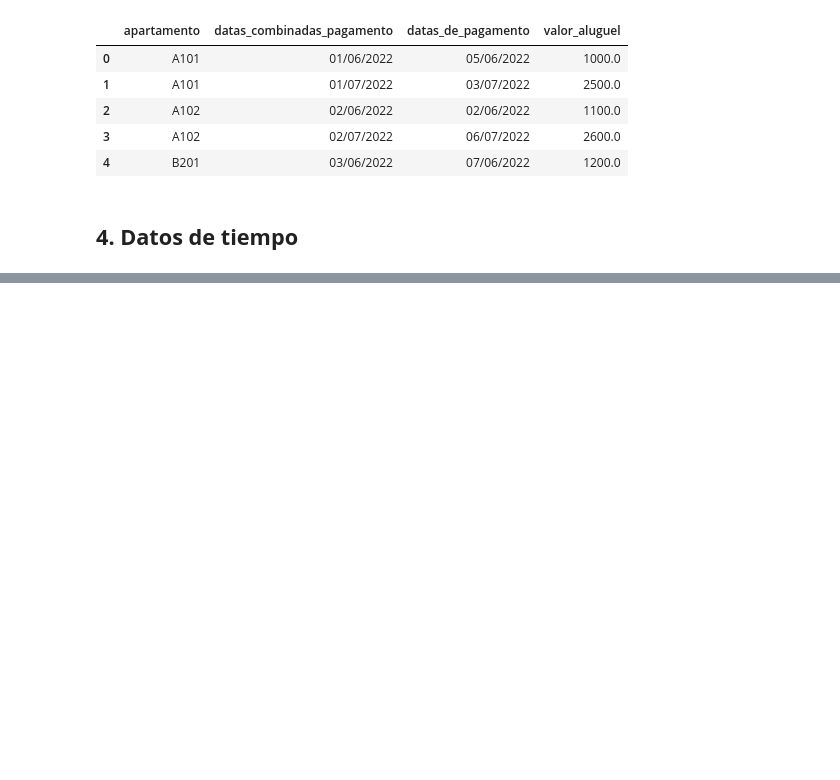
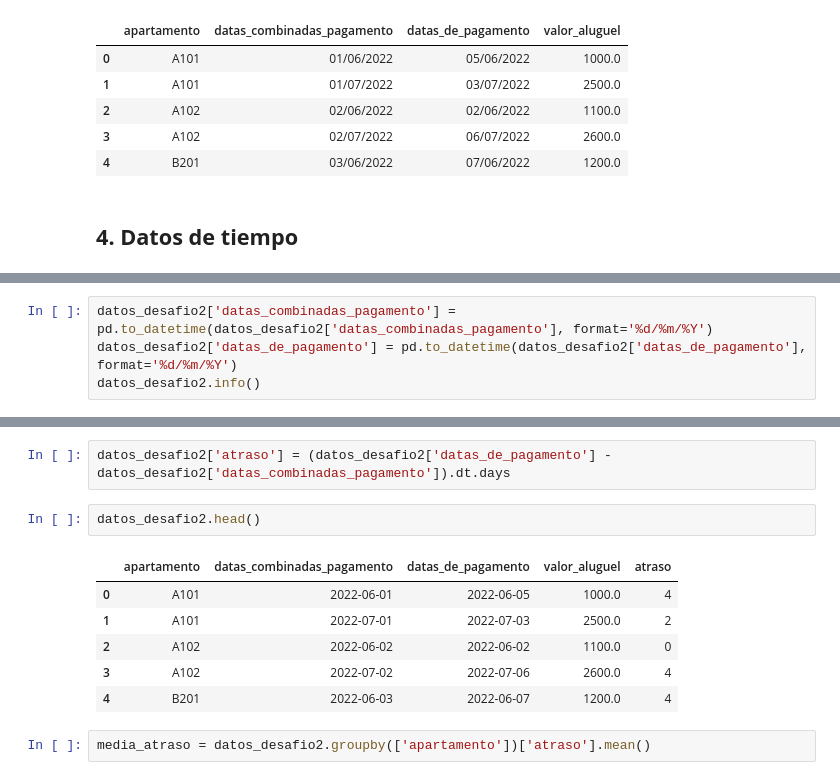
Before and after one commit to JuanDlog/Python_Data_Science, a Jupyter notebook: Pandas_Tratamiento_Manipulacion_Datos.ipynb, the cells around one changed output, grey strips where cells are left out. Saved outputs shown, nothing was run; the diff lists cells and outputs as text; blank space fills up the shorter version.

```diff
--- a/Pandas_Tratamiento_Manipulacion_Datos.ipynb
+++ b/Pandas_Tratamiento_Manipulacion_Datos.ipynb
@@ -649,0 +865,4 @@ datos_desafio2.head()
+# %%
+datos_desafio2['datas_combinadas_pagamento'] = pd.to_datetime(datos_desafio2['datas_combinadas_pagamento'], format='%d/%m/%Y')
+datos_desafio2['datas_de_pagamento'] = pd.to_datetime(datos_desafio2['datas_de_pagamento'], format='%d/%m/%Y')
+datos_desafio2.info()
@@ -649,0 +881,13 @@ datos_desafio2.head()
+# %%
+datos_desafio2['atraso'] = (datos_desafio2['datas_de_pagamento'] - datos_desafio2['datas_combinadas_pagamento']).dt.days
+# %%
+datos_desafio2.head()
+# %% [output]
+|  | apartamento | datas_combinadas_pagamento | datas_de_pagamento | valor_aluguel | atraso |
+| 0 | A101 | 2022-06-01 | 2022-06-05 | 1000.0 | 4 |
+| 1 | A101 | 2022-07-01 | 2022-07-03 | 2500.0 | 2 |
+| 2 | A102 | 2022-06-02 | 2022-06-02 | 1100.0 | 0 |
+| 3 | A102 | 2022-07-02 | 2022-07-06 | 2600.0 | 4 |
+| 4 | B201 | 2022-06-03 | 2022-06-07 | 1200.0 | 4 |
+# %%
+media_atraso = datos_desafio2.groupby(['apartamento'])['atraso'].mean()
```
Also changed, not shown: parts of 21 cells of this notebook.
